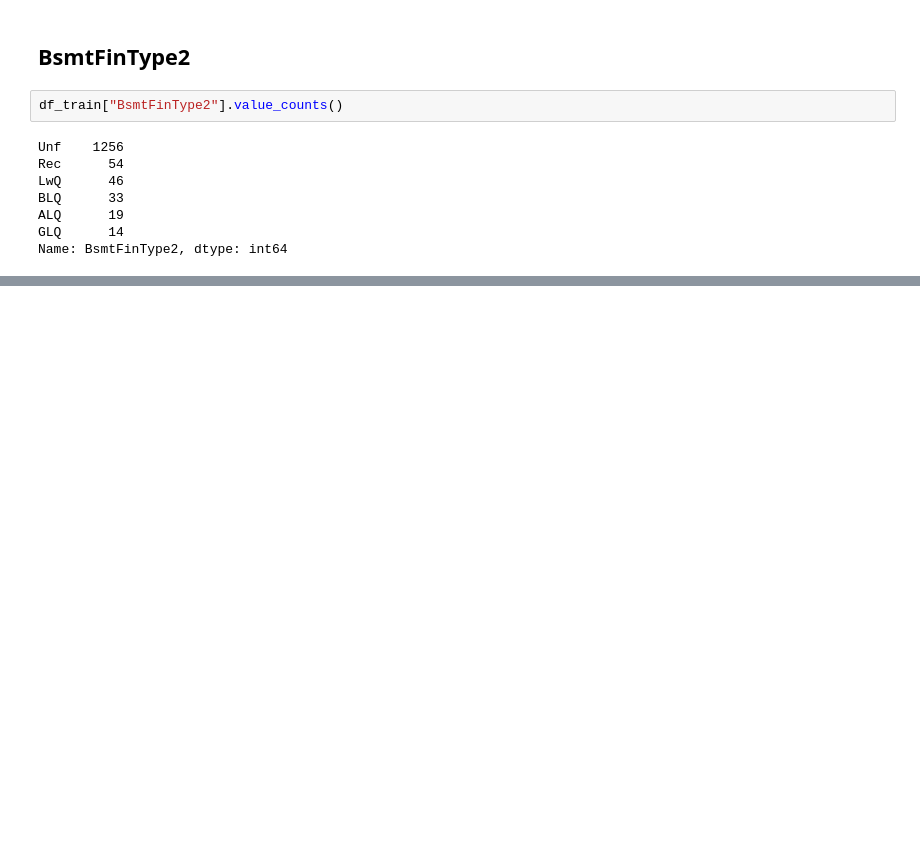
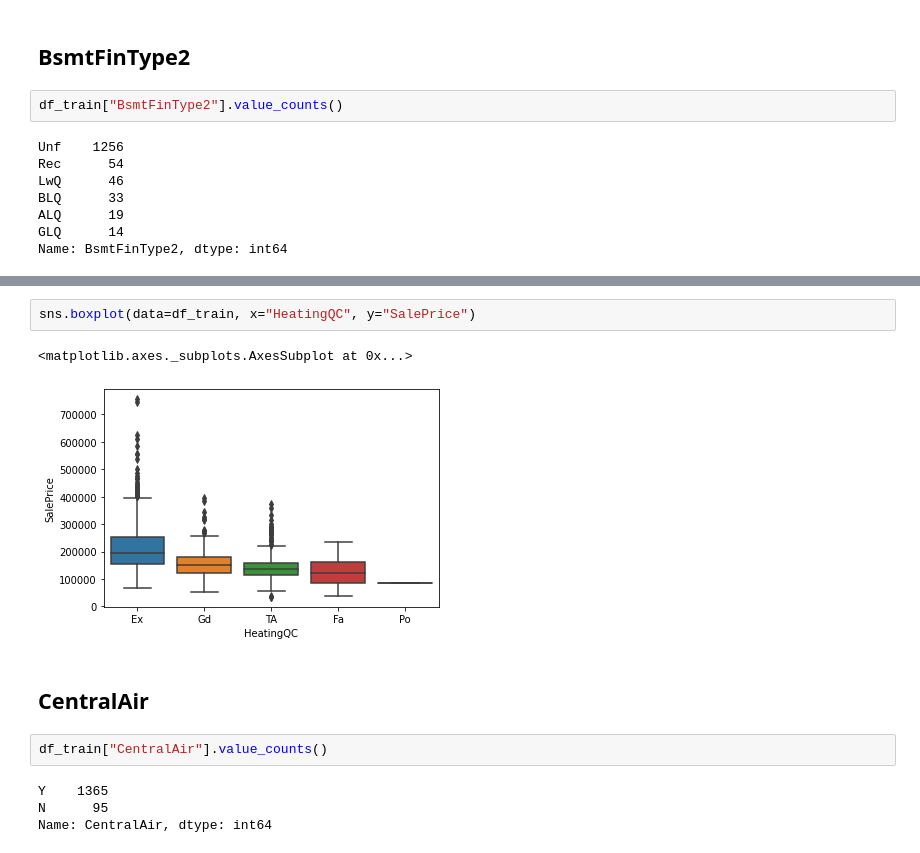
Before and after one commit to FoseFx/HousePrices, a Jupyter notebook: Data_exploration_housing_prices.ipynb, the cells around one changed output, grey strips where cells are left out. Drawn from its saved outputs; the diff is of its cells as text; blank space fills up the shorter version.

```diff
--- a/Data_exploration_housing_prices.ipynb
+++ b/Data_exploration_housing_prices.ipynb
@@ -781,0 +848,13 @@ Name: BsmtFinType2, dtype: int64
+# %%
+sns.boxplot(data=df_train, x="HeatingQC", y="SalePrice")
+# %% [output]
+<matplotlib.axes._subplots.AxesSubplot at 0x...>
+[figure, added]
+# %% [markdown]
+## CentralAir
+# %%
+df_train["CentralAir"].value_counts()
+# %% [output]
+Y    1365
+N      95
+Name: CentralAir, dtype: int64
```
Also changed, not shown: parts of 14 cells of this notebook.
